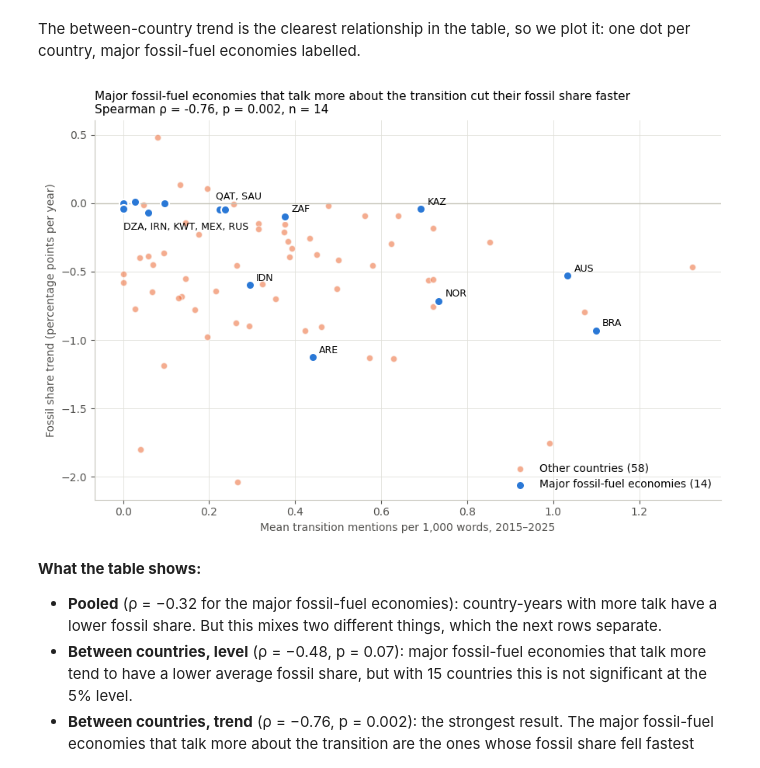
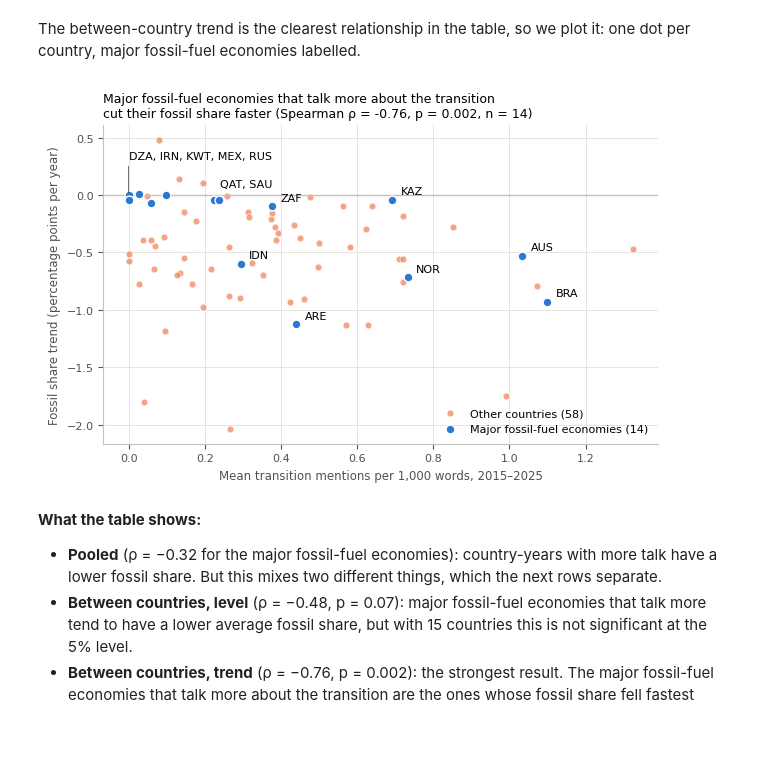
Before and after one commit to emli5303/FoDS-Assignment1, a Jupyter notebook: notebooks/05_eda_combined.ipynb, the cells around one changed output. Drawn from its saved outputs; the diff is of its cells as text; code cells hidden in the pictures; blank space fills up the shorter version.

```diff
--- a/notebooks/05_eda_combined.ipynb
+++ b/notebooks/05_eda_combined.ipynb
@@ -140,18 +140,19 @@ n_major = speeches.loc[speeches['major_fossil_economy'], 'iso3'].nunique()
 n_other = speeches.loc[~speeches['major_fossil_economy'], 'iso3'].nunique()
 groups = [(True, MAJOR_COLOR, f'Major fossil-fuel economies ({n_major})'), (False, OTHER_COLOR, f'Other countries ({n_other})')]
 
-fig, axes = plt.subplots(1, 2, figsize=(12, 4))
-views = [('share_mentioning', 'Share of speeches that mention the transition', 100),
+fig, axes = plt.subplots(1, 2, figsize=(6.4, 2.6))
+views = [('share_mentioning', 'Share of speeches mentioning the transition', 100),
          ('mentions_per_1k', 'Mentions per 1,000 words (mean)', 1)]
 for ax, (col, title, scale) in zip(axes, views):
     for is_major, color, label in groups:
         g = yearly[yearly['major_fossil_economy'] == is_major]
-        ax.plot(g['Year'], g[col] * scale, color=color, linewidth=2, marker='o', markersize=5, label=label)
-    ax.set_title(title, loc='left')
+        ax.plot(g['Year'], g[col] * scale, color=color, linewidth=1.5, marker='o', markersize=3.5, label=label)
+    ax.set_title(title, loc='left', fontsize=8.5)
+    ax.tick_params(labelsize=7.5)
     ax.set_ylim(bottom=0)
     ax.set_xticks(range(2015, 2026, 2))
 axes[0].yaxis.set_major_formatter(lambda v, _: f'{v:.0f}%')
-axes[0].legend(loc='upper left')
+axes[0].legend(loc='upper left', fontsize=7)
 fig.tight_layout()
 fig.savefig(f'{FIG_DIR}/rq1_talk_over_time.png', dpi=200, bbox_inches='tight')
 plt.show()
@@ -346,47 +347,51 @@ The between-country trend is the clearest relationship in the table, so we plot
 # %%
 has_trend = country.dropna(subset=['fossil_trend_pp_per_year'])
 majors = has_trend[has_trend['major_fossil_economy']]
 others = has_trend[~has_trend['major_fossil_economy']]
 
-fig, ax = plt.subplots(figsize=(9, 6))
+fig, ax = plt.subplots(figsize=(6.4, 4.2))
 ax.axhline(0, color='#c3c2b7', linewidth=1)
-ax.scatter(others['mentions_per_1k'], others['fossil_trend_pp_per_year'], s=36, color=OTHER_COLOR, alpha=0.55,
-           edgecolor='white', linewidth=1, label=f'Other countries ({len(others)})')
-ax.scatter(majors['mentions_per_1k'], majors['fossil_trend_pp_per_year'], s=64, color=MAJOR_COLOR,
-           edgecolor='white', linewidth=1.5, label=f'Major fossil-fuel economies ({len(majors)})', zorder=3)
+ax.scatter(others['mentions_per_1k'], others['fossil_trend_pp_per_year'], s=24, color=OTHER_COLOR, alpha=0.6,
+           edgecolor='white', linewidth=0.8, label=f'Other countries ({len(others)})')
+ax.scatter(majors['mentions_per_1k'], majors['fossil_trend_pp_per_year'], s=40, color=MAJOR_COLOR,
+           edgecolor='white', linewidth=1, label=f'Major fossil-fuel economies ({len(majors)})', zorder=3)
 
 # Dots that (almost) sit on top of each other share one label, e.g. the five producers that hardly
-# ever mention the transition, all near (0, 0). That label goes underneath its dots; any other shared
-# label goes above, so the two don't run into each other.
+# ever mention the transition, all near (0, 0). That group sits among many orange dots, so its label goes
+# into the empty space above, with a thin line down to the group; any other shared label goes just above
+# its dots.
 clusters = []
 for iso3, row in majors.sort_values('mentions_per_1k').iterrows():
     x, y = row['mentions_per_1k'], row['fossil_trend_pp_per_year']
     if clusters and x - clusters[-1]['x'] < 0.13 and abs(y - clusters[-1]['y']) < 0.1:
         clusters[-1]['names'].append(iso3)
         clusters[-1]['y_min'] = min(clusters[-1]['y_min'], y)
     else:
         clusters.append({'x': x, 'y': y, 'y_min': y, 'names': [iso3]})
 for c in clusters:
     if len(c['names']) == 1:
-        ax.annotate(c['names'][0], (c['x'], c['y']), xytext=(6, 4), textcoords='offset points', fontsize=9)
+        ax.annotate(c['names'][0], (c['x'], c['y']), xytext=(6, 4), textcoords='offset points', fontsize=8)
     elif c['x'] < 0.1:
-        ax.annotate(', '.join(sorted(c['names'])), (c['x'], c['y_min']), xytext=(0, -16),
-                    textcoords='offset points', fontsize=9)
+        ax.annotate(', '.join(sorted(c['names'])), (c['x'], c['y']), xytext=(c['x'], 0.3),
+                    textcoords='data', fontsize=8, va='bottom',
+                    arrowprops=dict(arrowstyle='-', color=INK, linewidth=0.6, relpos=(0, 0)))
     else:
-        ax.annotate(', '.join(sorted(c['names'])), (c['x'], c['y']), xytext=(-4, 10),
-                    textcoords='offset points', fontsize=9)
+        ax.annotate(', '.join(sorted(c['names'])), (c['x'], c['y']), xytext=(4, 10),
+                    textcoords='offset points', fontsize=8)
 
 rho, p = spearmanr(majors['mentions_per_1k'], majors['fossil_trend_pp_per_year'])
-ax.set_title(f'Major fossil-fuel economies that talk more about the transition cut their fossil share faster\n'
-             f'Spearman ρ = {rho:.2f}, p = {p:.3f}, n = {len(majors)}', loc='left', fontsize=11)
-ax.set_xlabel('Mean transition mentions per 1,000 words, 2015–2025')
-ax.set_ylabel('Fossil share trend (percentage points per year)')
-ax.legend(loc='lower right')
+ax.set_title(f'Major fossil-fuel economies that talk more about the transition\n'
+             f'cut their fossil share faster (Spearman ρ = {rho:.2f}, p = {p:.3f}, n = {len(majors)})',
+             loc='left', fontsize=9)
+ax.set_xlabel('Mean transition mentions per 1,000 words, 2015–2025', fontsize=8.5)
+ax.set_ylabel('Fossil share trend (percentage points per year)', fontsize=8.5)
+ax.tick_params(labelsize=8)
+ax.legend(loc='lower right', fontsize=8)
 fig.tight_layout()
 fig.savefig(f'{FIG_DIR}/rq1_talk_vs_fossil_trend.png', dpi=200, bbox_inches='tight')
 plt.show()
 # %% [output]
-[figure, old version]
+[figure, new version]
 # %% [markdown]
 **What the table shows:**
 
```
Also changed, not shown: parts of 1 cell of this notebook, 3 other files.
